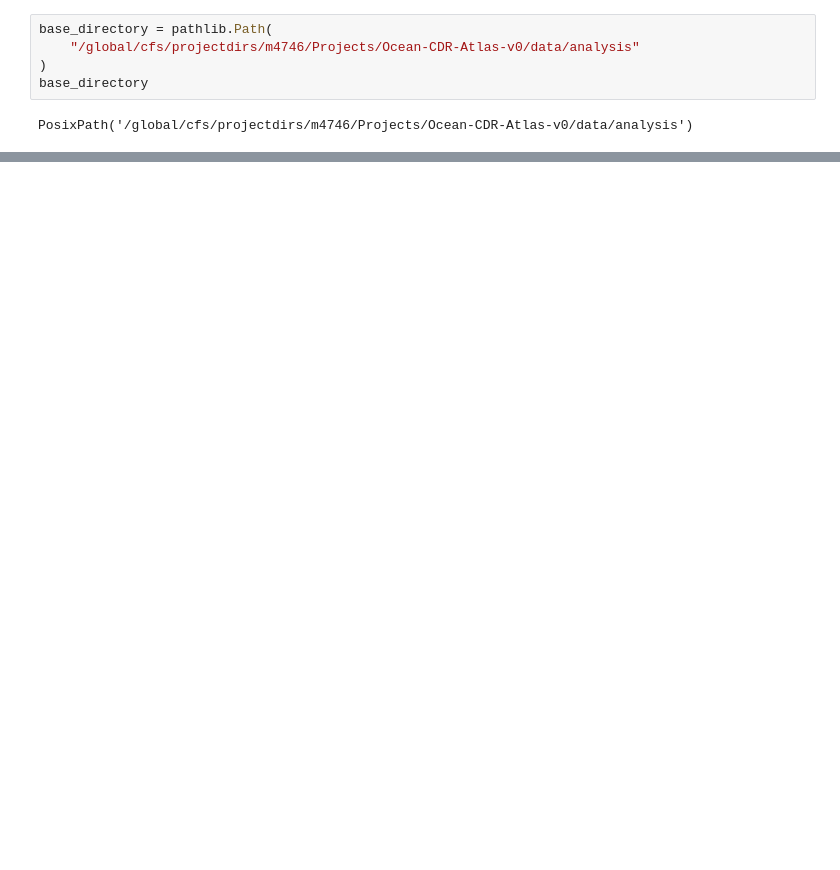
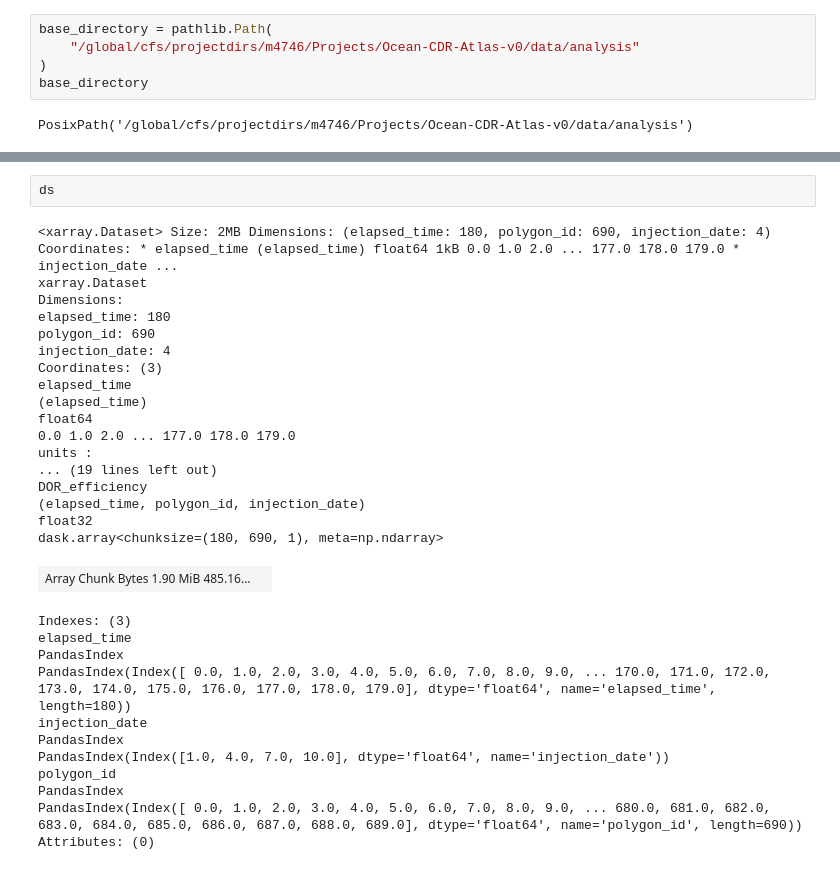
Before and after one commit to NoraLoose/Ocean-CDR-Atlas-v0, a Jupyter notebook: workflows/dor-atlas/create-zarr-store-1b.ipynb, the cells around one changed output, grey strips where cells are left out. Drawn from its saved outputs; the diff is of its cells as text; blank space fills up the shorter version.

```diff
--- a/workflows/dor-atlas/create-zarr-store-1b.ipynb
+++ b/workflows/dor-atlas/create-zarr-store-1b.ipynb
@@ -274 +312,33 @@ ds.sel(polygon_id=0).DOR_efficiency.plot(col_wrap=4, col="injection_date")
+# %%
+ds
+# %% [output]
+<xarray.Dataset> Size: 2MB Dimensions: (elapsed_time: 180, polygon_id: 690, injection_date: 4) Coordinates: * elapsed_time (elapsed_time) float64 1kB 0.0 1.0 2.0 ... 177.0 178.0 179.0 * injection_date ...
+xarray.Dataset
+Dimensions:
+elapsed_time: 180
+polygon_id: 690
+injection_date: 4
+Coordinates: (3)
+elapsed_time
+(elapsed_time)
+float64
+0.0 1.0 2.0 ... 177.0 178.0 179.0
+units :
+... (19 lines left out)
+DOR_efficiency
+(elapsed_time, polygon_id, injection_date)
+float32
+dask.array<chunksize=(180, 690, 1), meta=np.ndarray>
+| Array Chunk Bytes 1.90 MiB 485.16... |  |
+Indexes: (3)
+elapsed_time
+PandasIndex
+PandasIndex(Index([ 0.0, 1.0, 2.0, 3.0, 4.0, 5.0, 6.0, 7.0, 8.0, 9.0, ... 170.0, 171.0, 172.0, 173.0, 174.0, 175.0, 176.0, 177.0, 178.0, 179.0], dtype='float64', name='elapsed_time', length=180))
+injection_date
+PandasIndex
+PandasIndex(Index([1.0, 4.0, 7.0, 10.0], dtype='float64', name='injection_date'))
+polygon_id
+PandasIndex
+PandasIndex(Index([ 0.0, 1.0, 2.0, 3.0, 4.0, 5.0, 6.0, 7.0, 8.0, 9.0, ... 680.0, 681.0, 682.0, 683.0, 684.0, 685.0, 686.0, 687.0, 688.0, 689.0], dtype='float64', name='polygon_id', length=690))
+Attributes: (0)
 # %%
```
Also changed, not shown: parts of 10 cells of this notebook, 2 other files.
